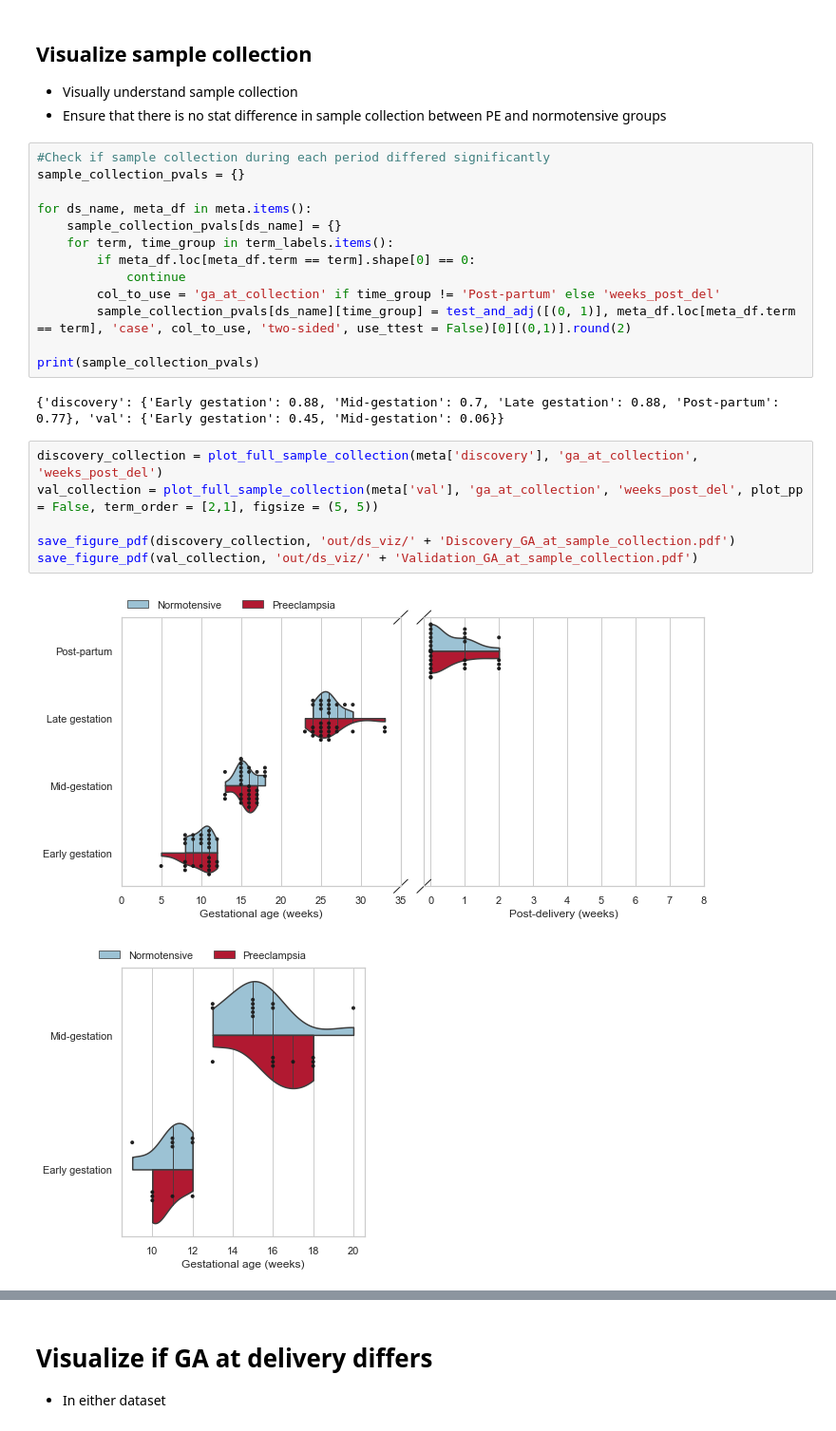
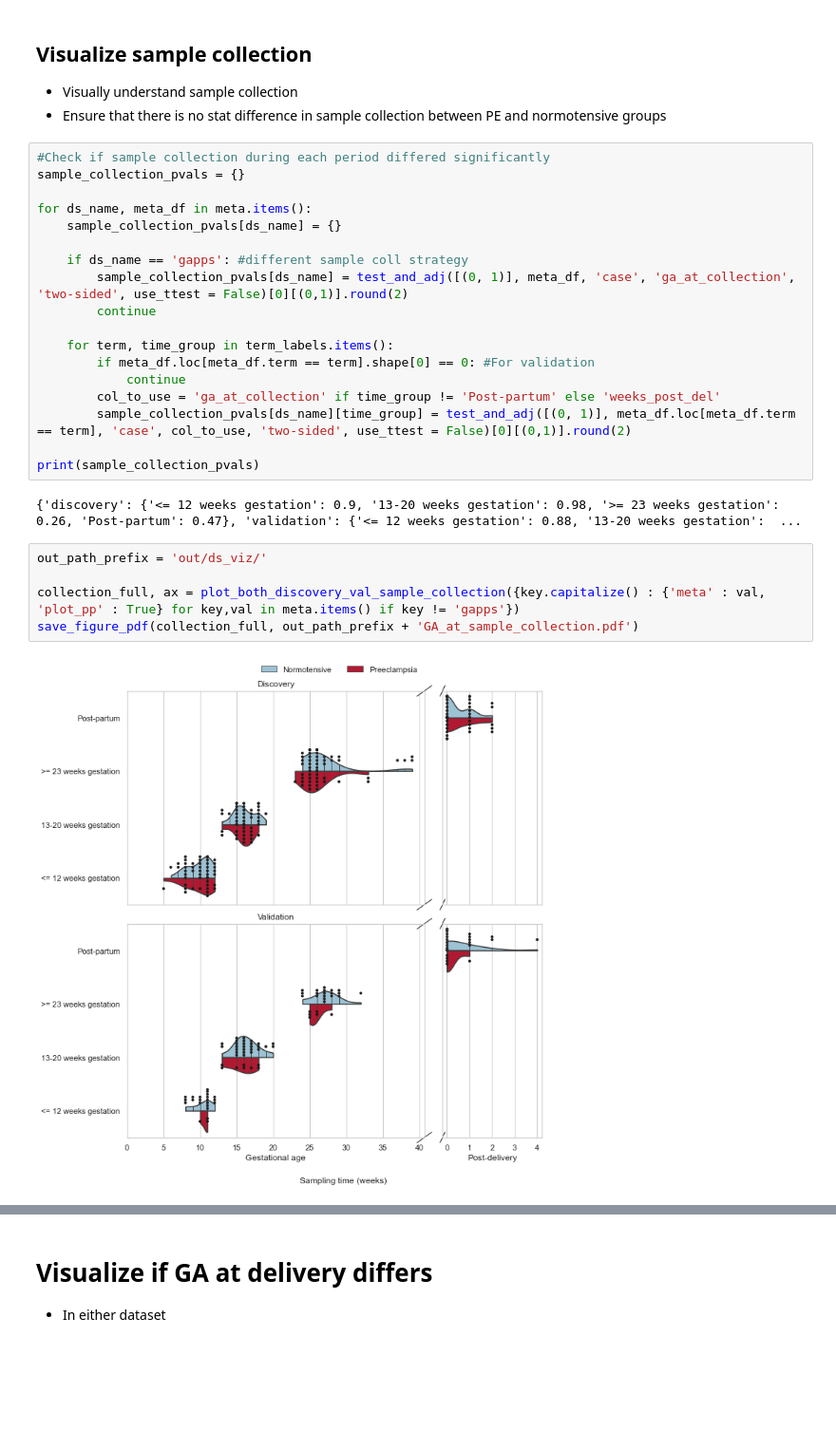
Before and after one commit to miramou/pe_cfrna, a Jupyter notebook: analysis/1_Cohort_Viz.ipynb, the cells around one changed output, grey strips where cells are left out. Shown: that part at 95% size. Drawn from its saved outputs; the diff is of its cells as text; blank space fills up the shorter version.

```diff
--- a/analysis/1_Cohort_Viz.ipynb
+++ b/analysis/1_Cohort_Viz.ipynb
@@ -26,21 +32,24 @@ sample_collection_pvals = {}
 
 for ds_name, meta_df in meta.items():
     sample_collection_pvals[ds_name] = {}
+
+    if ds_name == 'gapps': #different sample coll strategy
+        sample_collection_pvals[ds_name] = test_and_adj([(0, 1)], meta_df, 'case', 'ga_at_collection', 'two-sided', use_ttest = False)[0][(0,1)].round(2)
+        continue
+
     for term, time_group in term_labels.items():
-        if meta_df.loc[meta_df.term == term].shape[0] == 0:
+        if meta_df.loc[meta_df.term == term].shape[0] == 0: #For validation
             continue
         col_to_use = 'ga_at_collection' if time_group != 'Post-partum' else 'weeks_post_del'
         sample_collection_pvals[ds_name][time_group] = test_and_adj([(0, 1)], meta_df.loc[meta_df.term == term], 'case', col_to_use, 'two-sided', use_ttest = False)[0][(0,1)].round(2)
 
 print(sample_collection_pvals)
 # %% [output]
-{'discovery': {'Early gestation': 0.88, 'Mid-gestation': 0.7, 'Late gestation': 0.88, 'Post-partum': 0.77}, 'val': {'Early gestation': 0.45, 'Mid-gestation': 0.06}}
+{'discovery': {'<= 12 weeks gestation': 0.9, '13-20 weeks gestation': 0.98, '>= 23 weeks gestation': 0.26, 'Post-partum': 0.47}, 'validation': {'<= 12 weeks gestation': 0.88, '13-20 weeks gestation':  ...
-# %%
-discovery_collection = plot_full_sample_collection(meta['discovery'], 'ga_at_collection', 'weeks_post_del')
-val_collection = plot_full_sample_collection(meta['val'], 'ga_at_collection', 'weeks_post_del', plot_pp = False, term_order = [2,1], figsize = (5, 5))
-
-save_figure_pdf(discovery_collection, 'out/ds_viz/' + 'Discovery_GA_at_sample_collection.pdf')
-save_figure_pdf(val_collection, 'out/ds_viz/' + 'Validation_GA_at_sample_collection.pdf')
-# %% [output]
-[figure, removed]
-[figure, removed]
+# %%
+out_path_prefix = 'out/ds_viz/'
+
+collection_full, ax = plot_both_discovery_val_sample_collection({key.capitalize() : {'meta' : val, 'plot_pp' : True} for key,val in meta.items() if key != 'gapps'})
+save_figure_pdf(collection_full, out_path_prefix + 'GA_at_sample_collection.pdf')
+# %% [output]
+[figure, added]
```
Also changed, not shown: parts of 12 cells of this notebook.
